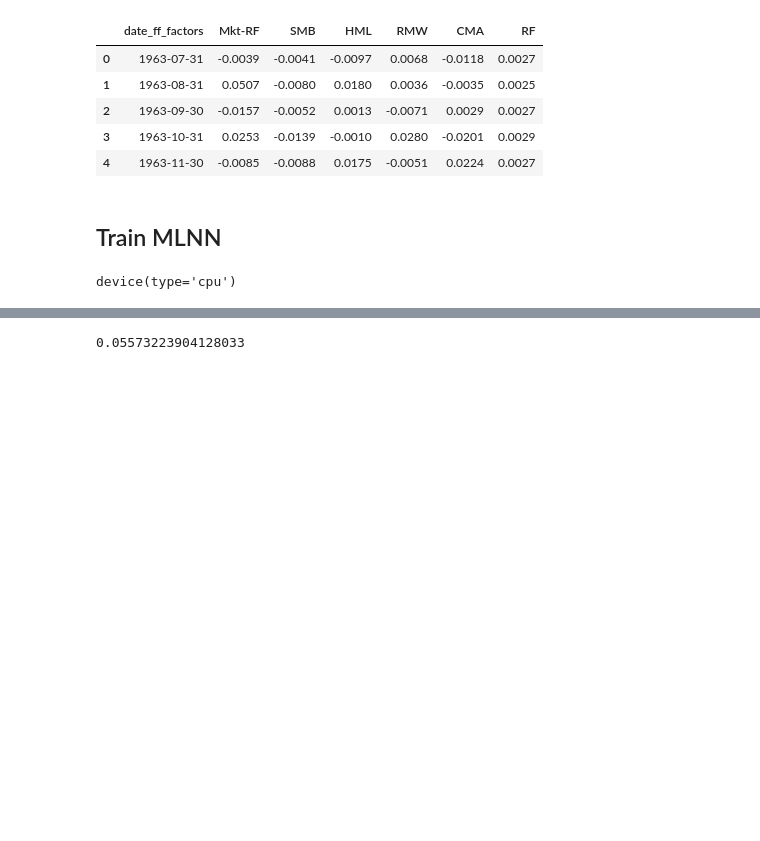
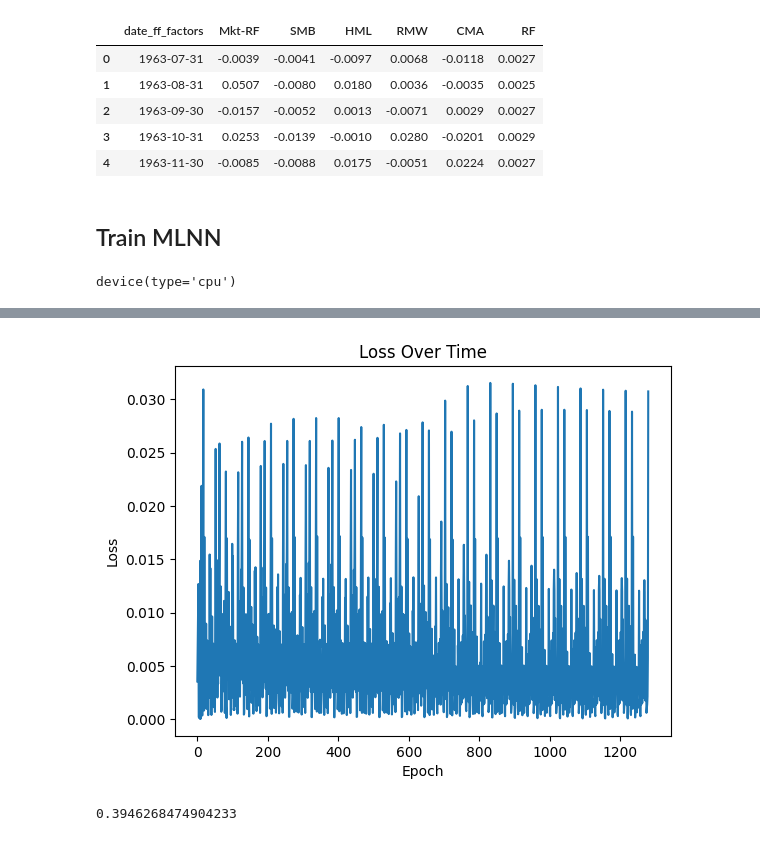
Before and after one commit to NikolaySimakov/Fama-French-models, a Jupyter notebook: research/nn/mlnn.ipynb, the cells around one changed output, grey strips where cells are left out. Cells and saved outputs as stored; diff of their text form; code cells hidden in the pictures; blank space fills up the shorter version.

Commit message:
Update: add chart

```diff
--- a/research/nn/mlnn.ipynb
+++ b/research/nn/mlnn.ipynb
@@ -129,8 +129,10 @@ model = MultiLayerNN(input_size)
 criterion = nn.MSELoss()
 optimizer = optim.Adam(model.parameters(), lr=0.001)
 
+losses = []
+
 # Training loop
-num_epochs = 7
+num_epochs = 20
 batch_size = 2
 for epoch in range(num_epochs):
     for i in range(0, len(X_train_tensor), batch_size):
@@ -146,9 +148,27 @@ for epoch in range(num_epochs):
         loss.backward()
         optimizer.step()
 
+        losses.append(loss.item())
+
+        if epoch % 100 == 0:
+            model.eval()
+            with torch.no_grad():
+                y_pred = model(X_train_tensor)
+                train_rmse = np.sqrt(criterion(y_pred, y_train_tensor))
+                y_pred = model(X_test_tensor)
+                test_rmse = np.sqrt(criterion(y_pred, y_test_tensor))
+            print(f"Epoch {epoch}: train RMSE {train_rmse:.4f}, test RMSE {test_rmse:.4f}")
+
     print(f'Epoch [{epoch+1}/{num_epochs}], Loss: {loss.item()}')
 
 # Note: This is a basic example. Depending on your dataset and problem, you might need to adjust parameters like learning rate, batch size, etc.
 
-r2_score(targets.detach().numpy(), outputs.detach().numpy())
+# r2_score(targets.detach().numpy(), outputs.detach().numpy())
+
+# Plotting the loss values
+plt.plot(losses)
+plt.xlabel('Epoch')
+plt.ylabel('Loss')
+plt.title('Loss Over Time')
+plt.show()
 # %% [output]
@@ -162,3 +192,7 @@ Epoch [7/7], Loss: 0.026347221806645393
-0.05573223904128033
+[figure, added]
+# %%
+r2_score(targets.detach().numpy(), outputs.detach().numpy())
+# %% [output]
+0.3946268474904233
 # %%
 torch.save(model, 'model.pth')
```
Also changed, not shown: parts of 1 cell of this notebook.
